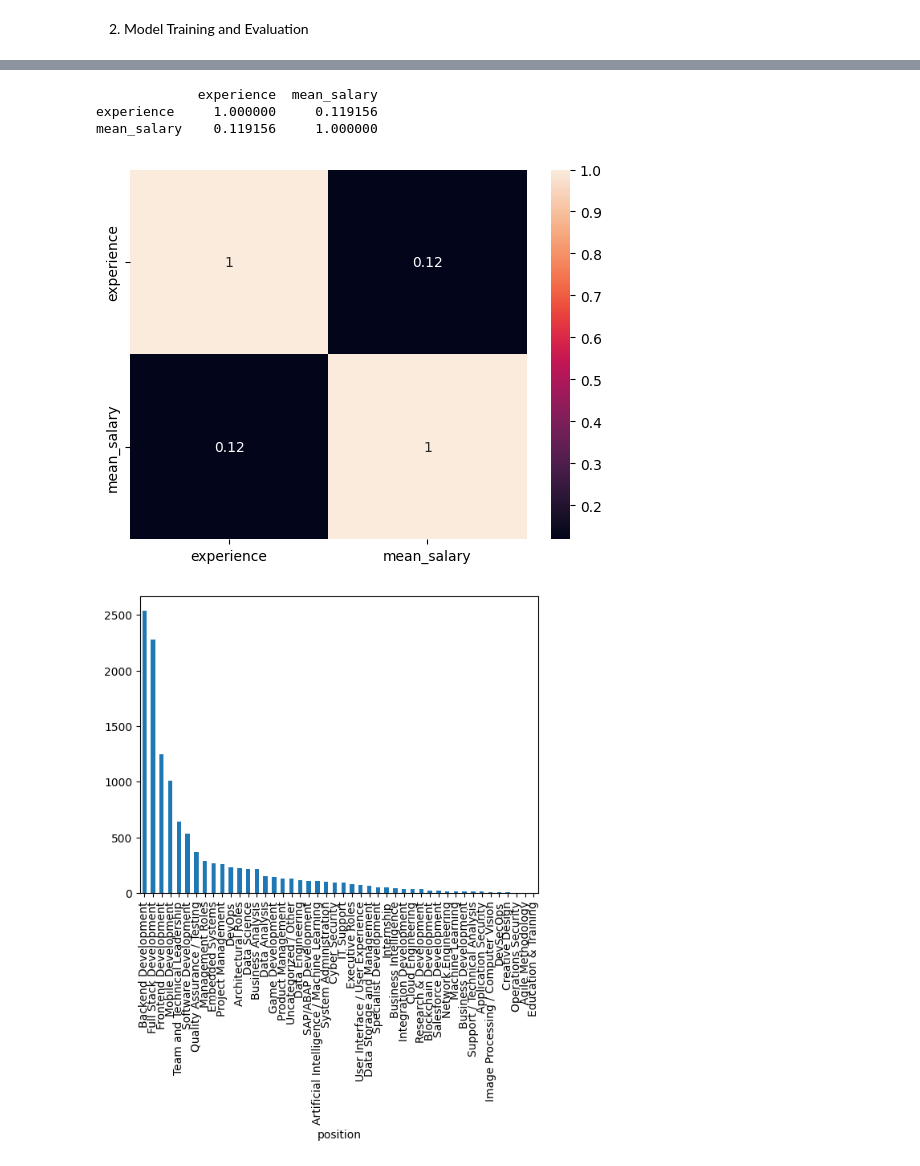
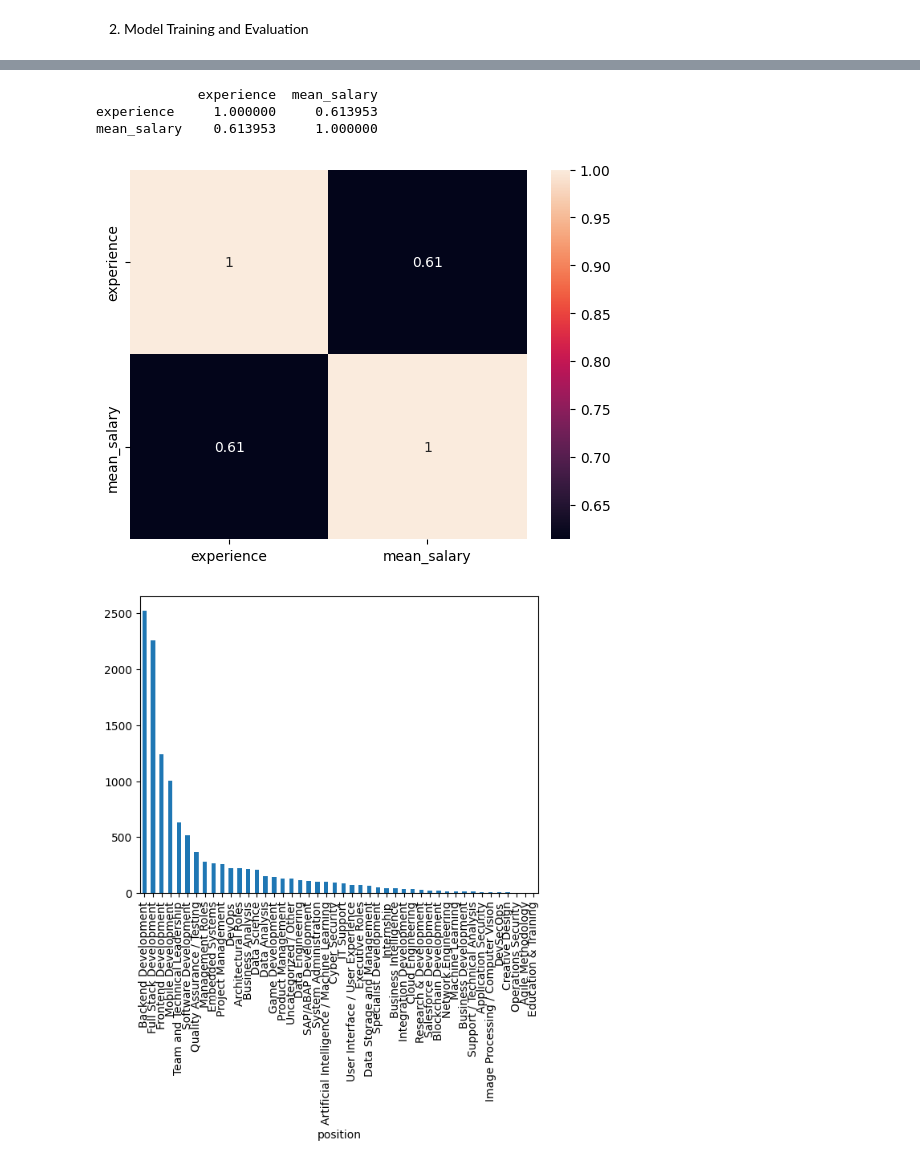
Before and after one commit to haticenurel/ML_based_salary_estimator, a Jupyter notebook: MachineLearning/notebook.ipynb, the cells around one changed output, grey strips where cells are left out. Saved outputs shown, nothing was run; the diff lists cells and outputs as text; code cells hidden in the pictures.

```diff
--- a/MachineLearning/notebook.ipynb
+++ b/MachineLearning/notebook.ipynb
@@ -103,39 +94,39 @@ import matplotlib.pyplot as plt
 from sklearn.model_selection import train_test_split
 
 # Read the data (replace 'your_data.csv' with the actual file path)
-data = pd.read_csv('../DataTransformation/last_final_data.csv')
+data = pd.read_csv('../DataTransformation/last_final_data_below.csv')
 data.dropna(how="any", inplace=True)
 
 # Separate features (X) and target (Y)
 X = data.drop(columns=['mean_salary'])
 Y = data['mean_salary']
 # Split the data into training and testing sets (70% train, 30% test)
 X_train, X_test, Y_train, Y_test = train_test_split(X, Y, test_size=0.3, random_state=10)
 corr = data[["experience","mean_salary"]].corr()
 
 print(corr)
 
 sns.heatmap(corr,annot=True)
 plt.show()
 
 
 data['position'].value_counts().plot(kind="bar")
 plt.show()
 
 data['level'].value_counts().plot(kind="bar")
 plt.show()
 
 data['experience'].value_counts().plot(kind="bar")
 plt.show()
 
 data['company_size'].value_counts().plot(kind="bar")
 plt.show()
 
 data['raise_period'].value_counts().plot(kind="bar")
 plt.show()
 # %% [output]
              experience  mean_salary
-experience     1.000000     0.119156
-mean_salary    0.119156     1.000000
+experience     1.000000     0.613953
+mean_salary    0.613953     1.000000
-[figure, old version]
+[figure, new version]
-[figure, old version]
+[figure, new version]
```
Also changed, not shown: parts of 8 cells of this notebook, 2 other files.
